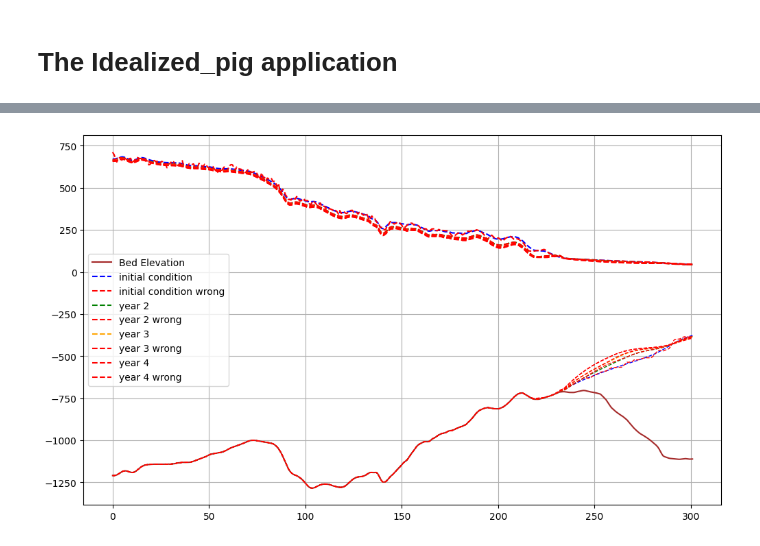
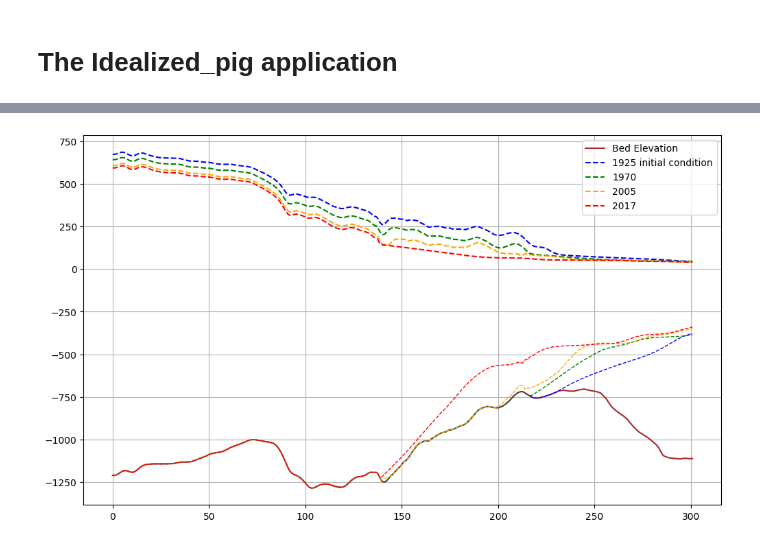
Before and after one commit to ICESEE-project/ICESEE, a Jupyter notebook: applications/icepack_model/examples/idealized_pig/read_results.ipynb, the cells around one changed output, grey strips where cells are left out. Saved outputs shown, nothing was run; the diff lists cells and outputs as text; code cells hidden in the pictures.

```diff
--- a/applications/icepack_model/examples/idealized_pig/read_results.ipynb
+++ b/applications/icepack_model/examples/idealized_pig/read_results.ipynb
@@ -107,37 +99,37 @@ with h5py.File('_modelrun_datasets/synthetic_obs.h5','r') as f:
 # %%
 plt.figure(figsize=(12, 7))
 
 plt.plot((distances/1000), bed_values, label="Bed Elevation", color="brown")
 
 ### Profile from initial condition
-plt.plot((distances/1000), s_profiles[:,0], label="initial condition", color="blue",linestyle="dashed")
+plt.plot((distances/1000), s_profiles[:,0], label="1925 initial condition", color="blue",linestyle="dashed")
 plt.plot((distances/1000), np.array(s_profiles[:,0]) - np.array(h_profiles[:,0]),linestyle="dashed", linewidth = 1, color="blue")
 
-plt.plot((distances/1000), s_nudged_profiles[:,0], label="initial condition wrong", color="red",linestyle="dashed")
-plt.plot((distances/1000), np.array(s_nudged_profiles[:,0]) - np.array(h_nudged_profiles[:,0]),linestyle="dashed", linewidth = 1, color="red")
+#plt.plot((distances/1000), s_nudged_profiles[:,0], label="initial condition wrong", color="red",linestyle="dashed")
+#plt.plot((distances/1000), np.array(s_nudged_profiles[:,0]) - np.array(h_nudged_profiles[:,0]),linestyle="dashed", linewidth = 1, color="red")
 
 ### Profile from year 2
-plt.plot((distances/1000), s_profiles[:,1], label="year 2", color="green",linestyle="dashed")
+plt.plot((distances/1000), s_profiles[:,1], label="1970", color="green",linestyle="dashed")
 plt.plot((distances/1000), np.array(s_profiles[:,1]) - np.array(h_profiles[:,1]),linestyle="dashed",linewidth = 1, color="green")
 
-plt.plot((distances/1000), s_nudged_profiles[:,1], label="year 2 wrong", color="red",linestyle="dashed")
-plt.plot((distances/1000), np.array(s_nudged_profiles[:,1]) - np.array(h_nudged_profiles[:,1]),linestyle="dashed", linewidth = 1, color="red")
+#plt.plot((distances/1000), s_nudged_profiles[:,1], label="year 2 wrong", color="red",linestyle="dashed")
+#plt.plot((distances/1000), np.array(s_nudged_profiles[:,1]) - np.array(h_nudged_profiles[:,1]),linestyle="dashed", linewidth = 1, color="red")
 
 ### Profile from year 3
-plt.plot((distances/1000), s_profiles[:,2], label="year 3", color="orange",linestyle="dashed")
+plt.plot((distances/1000), s_profiles[:,2], label="2005", color="orange",linestyle="dashed")
 plt.plot((distances/1000), np.array(s_profiles[:,2]) - np.array(h_profiles[:,2]),linestyle="dashed",linewidth = 1, color="orange")
 
-plt.plot((distances/1000), s_nudged_profiles[:,2], label="year 3 wrong", color="red",linestyle="dashed")
-plt.plot((distances/1000), np.array(s_nudged_profiles[:,2]) - np.array(h_nudged_profiles[:,2]),linestyle="dashed", linewidth = 1, color="red")
+#plt.plot((distances/1000), s_nudged_profiles[:,2], label="year 3 wrong", color="red",linestyle="dashed")
+#plt.plot((distances/1000), np.array(s_nudged_profiles[:,2]) - np.array(h_nudged_profiles[:,2]),linestyle="dashed", linewidth = 1, color="red")
 
 ### Profile from year 4
-plt.plot((distances/1000), s_profiles[:,3], label="year 4", color="red",linestyle="dashed")
+plt.plot((distances/1000), s_profiles[:,3], label="2017", color="red",linestyle="dashed")
 plt.plot((distances/1000), np.array(s_profiles[:,3]) - np.array(h_profiles[:,3]),linestyle="dashed",linewidth = 1, color="red")
 
-plt.plot((distances/1000), s_nudged_profiles[:,3], label="year 4 wrong", color="red",linestyle="dashed")
-plt.plot((distances/1000), np.array(s_nudged_profiles[:,3]) - np.array(h_nudged_profiles[:,3]),linestyle="dashed", linewidth = 1, color="red")
+#plt.plot((distances/1000), s_nudged_profiles[:,3], label="year 4 wrong", color="red",linestyle="dashed")
+#plt.plot((distances/1000), np.array(s_nudged_profiles[:,3]) - np.array(h_nudged_profiles[:,3]),linestyle="dashed", linewidth = 1, color="red")
 
 plt.legend()
 plt.grid()
 # %% [output]
-[figure, old version]
+[figure, new version]
```
Also changed, not shown: parts of 9 cells of this notebook, 5 other files.
